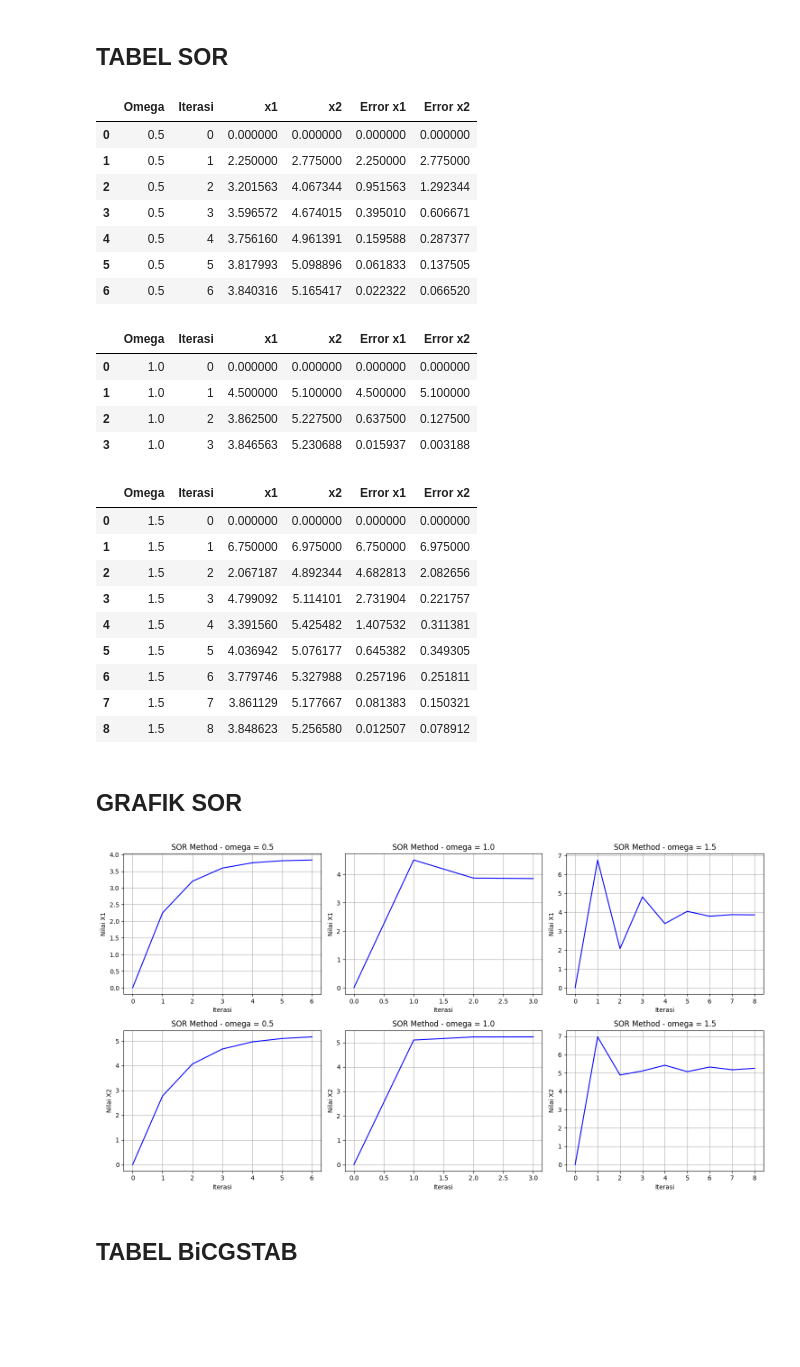
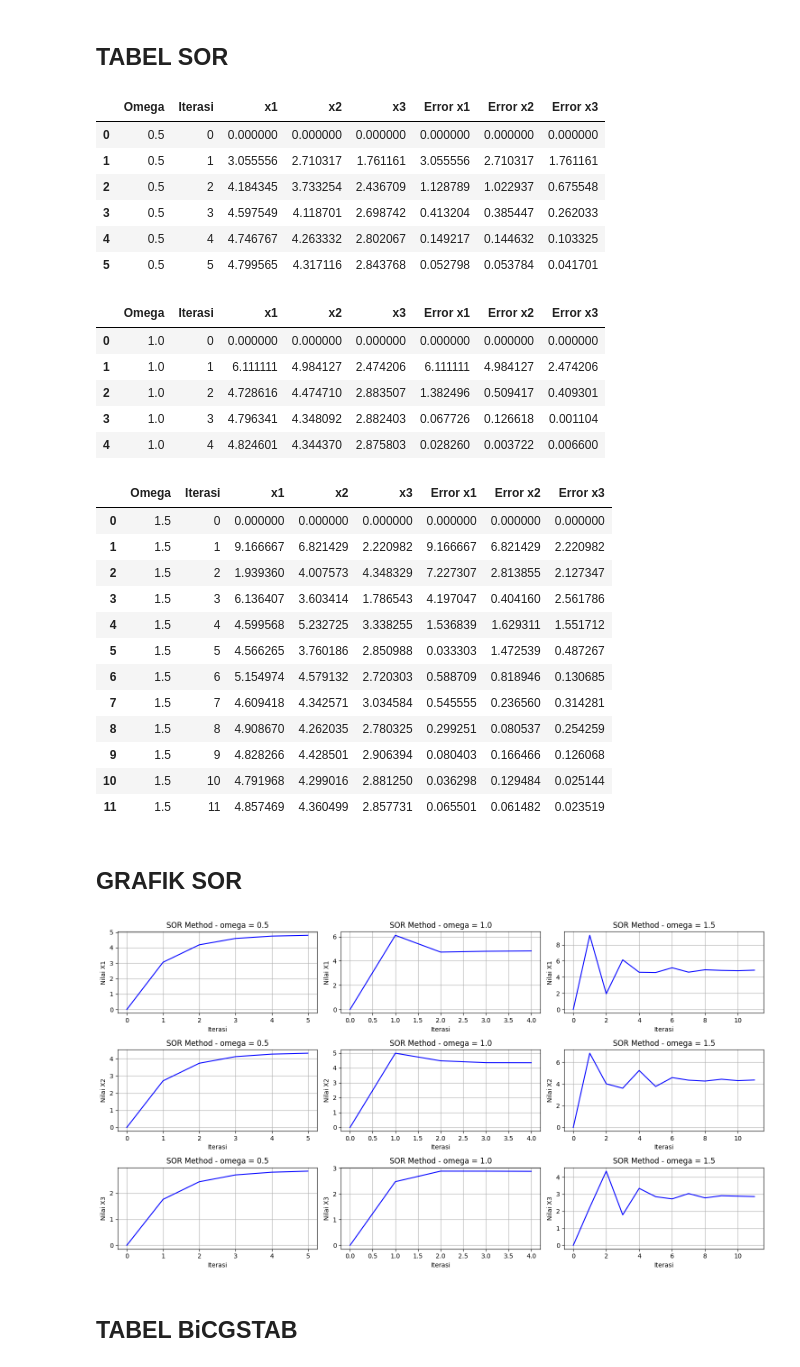
Before and after one commit to 404visco/IoT-Kelompok9, a Jupyter notebook: SEM 2/MetNum/SPL/tugas.ipynb, the cells around one changed output. Drawn from its saved outputs; the diff is of its cells as text; code cells hidden in the pictures; blank space fills up the shorter version.

```diff
--- a/SEM 2/MetNum/SPL/tugas.ipynb
+++ b/SEM 2/MetNum/SPL/tugas.ipynb
@@ -318,77 +349,83 @@ agar sistem produksi memenuhi target kedua produk secara optimal.
 
 ---
 # %%
-#Matriks A
+#Kasus 2
 A = np.array([
-    [8, 1],
-    [1, 5]
-], dtype=float)
+    [9, 2, 1],
+    [1, 7, 2],
+    [2, 1, 8]
+], dtype= float)
 
-#Matriks b
-b = np.array([36, 30], dtype=float)
+b = np.array([
+    55,
+    41,
+    37
+], dtype= float)
 
-kasus1 = (A,b)
+kasus2 = (A, b)
 # %% [markdown]
 ## **TABEL SOR**
 # %%
 # Tabel
-x, history, iterasi = SOR(A, b, 1)
 omega_list = [0.5 ,1.0, 1.5]
 for o in omega_list:
-    output_sor(kasus1, o)
+    output_sor(kasus2, o)
 # %% [output]
-|  | Omega | Iterasi | x1 | x2 | Error x1 | Error x2 |
-| 0 | 0.5 | 0 | 0.000000 | 0.000000 | 0.000000 | 0.000000 |
-| 1 | 0.5 | 1 | 2.250000 | 2.775000 | 2.250000 | 2.775000 |
-| 2 | 0.5 | 2 | 3.201563 | 4.067344 | 0.951563 | 1.292344 |
-| 3 | 0.5 | 3 | 3.596572 | 4.674015 | 0.395010 | 0.606671 |
-| 4 | 0.5 | 4 | 3.756160 | 4.961391 | 0.159588 | 0.287377 |
-| 5 | 0.5 | 5 | 3.817993 | 5.098896 | 0.061833 | 0.137505 |
-| 6 | 0.5 | 6 | 3.840316 | 5.165417 | 0.022322 | 0.066520 |
+|  | Omega | Iterasi | x1 | x2 | x3 | Error x1 | Error x2 | Error x3 |
+| 0 | 0.5 | 0 | 0.000000 | 0.000000 | 0.000000 | 0.000000 | 0.000000 | 0.000000 |
+| 1 | 0.5 | 1 | 3.055556 | 2.710317 | 1.761161 | 3.055556 | 2.710317 | 1.761161 |
+| 2 | 0.5 | 2 | 4.184345 | 3.733254 | 2.436709 | 1.128789 | 1.022937 | 0.675548 |
+| 3 | 0.5 | 3 | 4.597549 | 4.118701 | 2.698742 | 0.413204 | 0.385447 | 0.262033 |
+| 4 | 0.5 | 4 | 4.746767 | 4.263332 | 2.802067 | 0.149217 | 0.144632 | 0.103325 |
+| 5 | 0.5 | 5 | 4.799565 | 4.317116 | 2.843768 | 0.052798 | 0.053784 | 0.041701 |
-|  | Omega | Iterasi | x1 | x2 | Error x1 | Error x2 |
-| 0 | 1.0 | 0 | 0.000000 | 0.000000 | 0.000000 | 0.000000 |
-| 1 | 1.0 | 1 | 4.500000 | 5.100000 | 4.500000 | 5.100000 |
-| 2 | 1.0 | 2 | 3.862500 | 5.227500 | 0.637500 | 0.127500 |
-| 3 | 1.0 | 3 | 3.846563 | 5.230688 | 0.015937 | 0.003188 |
+|  | Omega | Iterasi | x1 | x2 | x3 | Error x1 | Error x2 | Error x3 |
+| 0 | 1.0 | 0 | 0.000000 | 0.000000 | 0.000000 | 0.000000 | 0.000000 | 0.000000 |
+| 1 | 1.0 | 1 | 6.111111 | 4.984127 | 2.474206 | 6.111111 | 4.984127 | 2.474206 |
+| 2 | 1.0 | 2 | 4.728616 | 4.474710 | 2.883507 | 1.382496 | 0.509417 | 0.409301 |
+| 3 | 1.0 | 3 | 4.796341 | 4.348092 | 2.882403 | 0.067726 | 0.126618 | 0.001104 |
+| 4 | 1.0 | 4 | 4.824601 | 4.344370 | 2.875803 | 0.028260 | 0.003722 | 0.006600 |
-|  | Omega | Iterasi | x1 | x2 | Error x1 | Error x2 |
-| 0 | 1.5 | 0 | 0.000000 | 0.000000 | 0.000000 | 0.000000 |
-| 1 | 1.5 | 1 | 6.750000 | 6.975000 | 6.750000 | 6.975000 |
-| 2 | 1.5 | 2 | 2.067187 | 4.892344 | 4.682813 | 2.082656 |
-| 3 | 1.5 | 3 | 4.799092 | 5.114101 | 2.731904 | 0.221757 |
-| 4 | 1.5 | 4 | 3.391560 | 5.425482 | 1.407532 | 0.311381 |
-| 5 | 1.5 | 5 | 4.036942 | 5.076177 | 0.645382 | 0.349305 |
-| 6 | 1.5 | 6 | 3.779746 | 5.327988 | 0.257196 | 0.251811 |
-| 7 | 1.5 | 7 | 3.861129 | 5.177667 | 0.081383 | 0.150321 |
-| 8 | 1.5 | 8 | 3.848623 | 5.256580 | 0.012507 | 0.078912 |
+|  | Omega | Iterasi | x1 | x2 | x3 | Error x1 | Error x2 | Error x3 |
+| 0 | 1.5 | 0 | 0.000000 | 0.000000 | 0.000000 | 0.000000 | 0.000000 | 0.000000 |
+| 1 | 1.5 | 1 | 9.166667 | 6.821429 | 2.220982 | 9.166667 | 6.821429 | 2.220982 |
+| 2 | 1.5 | 2 | 1.939360 | 4.007573 | 4.348329 | 7.227307 | 2.813855 | 2.127347 |
+| 3 | 1.5 | 3 | 6.136407 | 3.603414 | 1.786543 | 4.197047 | 0.404160 | 2.561786 |
+| 4 | 1.5 | 4 | 4.599568 | 5.232725 | 3.338255 | 1.536839 | 1.629311 | 1.551712 |
+| 5 | 1.5 | 5 | 4.566265 | 3.760186 | 2.850988 | 0.033303 | 1.472539 | 0.487267 |
+| 6 | 1.5 | 6 | 5.154974 | 4.579132 | 2.720303 | 0.588709 | 0.818946 | 0.130685 |
+| 7 | 1.5 | 7 | 4.609418 | 4.342571 | 3.034584 | 0.545555 | 0.236560 | 0.314281 |
+| 8 | 1.5 | 8 | 4.908670 | 4.262035 | 2.780325 | 0.299251 | 0.080537 | 0.254259 |
+| 9 | 1.5 | 9 | 4.828266 | 4.428501 | 2.906394 | 0.080403 | 0.166466 | 0.126068 |
+| 10 | 1.5 | 10 | 4.791968 | 4.299016 | 2.881250 | 0.036298 | 0.129484 | 0.025144 |
+| 11 | 1.5 | 11 | 4.857469 | 4.360499 | 2.857731 | 0.065501 | 0.061482 | 0.023519 |
 # %% [markdown]
 ## **GRAFIK SOR**
 # %%
 # Grafik
 omega_list = [0.5 ,1.0, 1.5]
 
-#Membuat template 2 baris 3 kolom
-fig, axs = plt.subplots (2, len(omega_list), figsize = (15, 8))
+#Membuat template 3 baris 3 kolom
+fig, axs = plt.subplots (len(A), len(omega_list), figsize = (15, 8))
 
 for n in range(len(omega_list)):
     x, history, iterasi = SOR(A, b, omega_list[n])
 
-    for baris in range(2):
+    for baris in range(len(A)):
         #Kolom n
         axs[baris][n].plot(range(len(history)), #sumbu x
                     [h[baris] for h in history], #sumbu y
                     color='blue')
         axs[baris][n].set_title(f'SOR Method - omega = {omega_list[n]}')
         axs[baris][n].set_xlabel('Iterasi')
         axs[baris][n].set_ylabel(f'Nilai X{baris+1}')
         axs[baris][n].grid(True)
 
         # Agar antar grafik tidak saling bertabrakan (merapikan tata letak)
 plt.tight_layout()
 
         # Tampilkan
 plt.show()
 # %% [output]
-[figure, old version]
+[figure, new version]
 # %% [markdown]
 ## **TABEL BiCGSTAB**
 # %%
```
Also changed, not shown: parts of 9 cells of this notebook.
